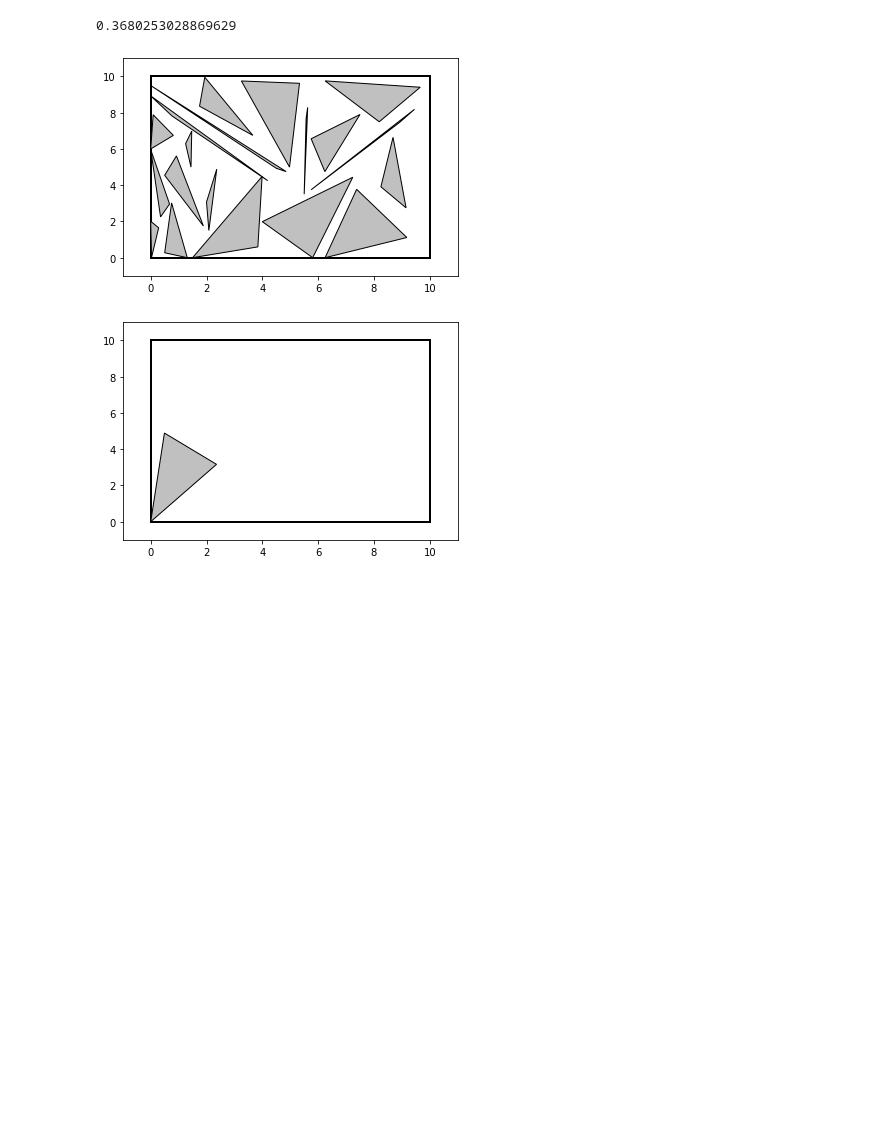
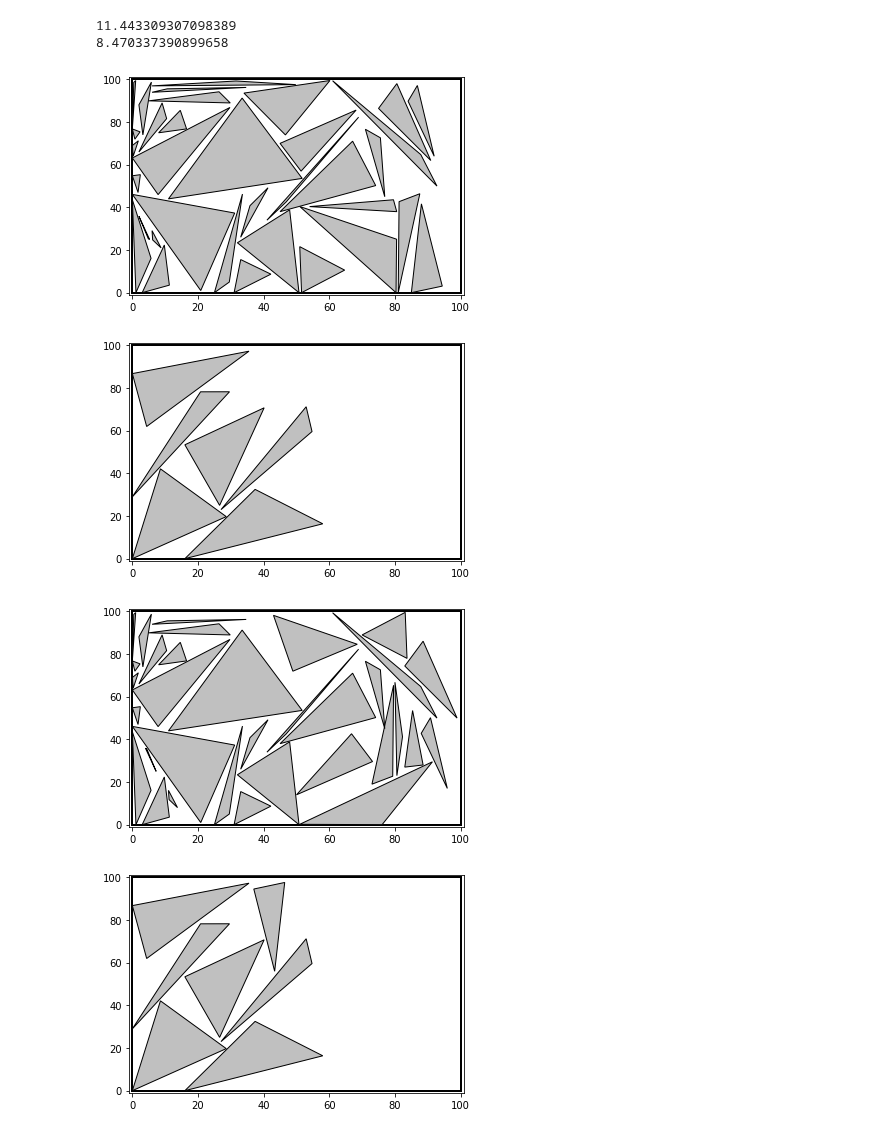
Before and after one commit to LyapinAlex/NestingProblem-BMW2022, a Jupyter notebook: raster_experiment.ipynb, the cells around one changed output. Cells and saved outputs as stored; diff of their text form; code cells hidden in the pictures; blank space fills up the shorter version.

```diff
--- a/raster_experiment.ipynb
+++ b/raster_experiment.ipynb
@@ -72,10 +72,10 @@ def print_matrix(matrix):
 
 
 
-eps = 0.25
-pallet_width = 10
-pallet_height =  10
-numPoligons = 20
+eps = 1
+pallet_width = 100
+pallet_height =  100
+numPoligons = 40
 
 t = time.time()
 g= generate.Generator(pallet_width, pallet_height, numPoligons )
@@ -325,25 +339,26 @@ def locSearch(matrix, poligons, eps):
     draw_all_pallets(understand_pallets(poligonsBest), pallet_width, pallet_height)
 
     return objVal
-# %%
-# print(len(fit_pallets(pal.matrix, items, eps)))
-t = time.time()
-fit_pallets(pal.matrix, items, eps)
-
-print(time.time() - t)
-draw_all_pallets(understand_pallets(items), pallet_width, pallet_height)
-# for pal in fit_pallets(pal.matrix, items, eps):
-#     print_matrix(pal)
-# pdb.set_trace()
-# t = time.time()
-# print(items)
-# fit_pallets(pal.matrix,  items, eps)
-# print(time.time() - t)
-# print(fit_item(fit_item(matrix, items[2])[0],items[1]) )
-# fit_pallets(matrix, [items[2],items[1]], eps)
-# draw_all_pallets(understand_pallets(poligonsBest))
-#
-# %% [output]
-0.3680253028869629
-[figure, removed]
-[figure, removed]
+# %%
+
+import FitPallets
+
+items1 = copy.deepcopy(items)
+items2 = copy.deepcopy(items)
+t = time.time()
+FitPallets.fit_pallets(pal.matrix, items1, eps)
+print(time.time() - t)
+draw_all_pallets(understand_pallets(items1), pallet_width, pallet_height)
+
+t = time.time()
+fit_pallets(pal.matrix, items2, eps)
+print(time.time() - t)
+draw_all_pallets(understand_pallets(items2), pallet_width, pallet_height)
+# draw_all_pallets(understand_pallets(items), pallet_width, pallet_height)
+# %% [output]
+11.443309307098389
+8.470337390899658
+[figure, added]
+[figure, added]
+[figure, added]
+[figure, added]
```
Also changed, not shown: parts of 1 cell of this notebook, 6 other files.
